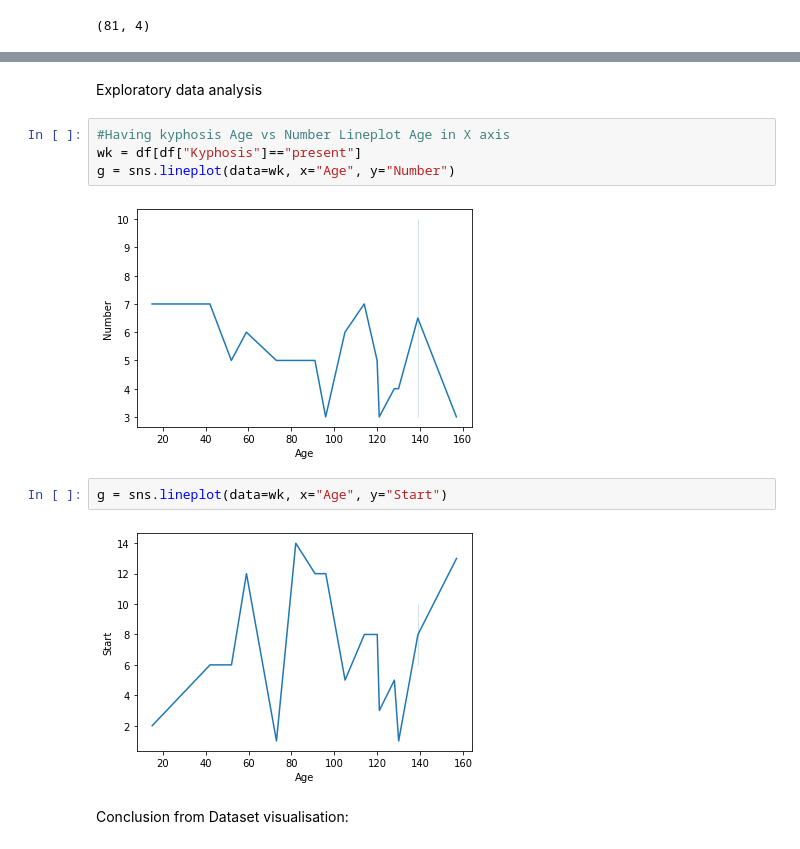
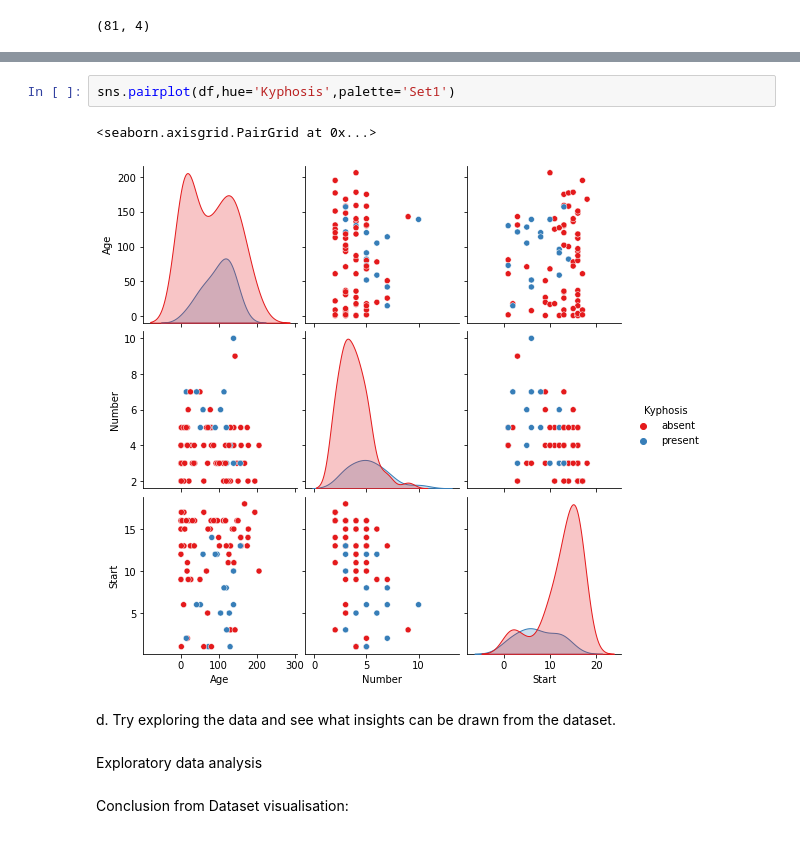
Before and after one commit to arindamdeyofficial/vertebraeSurgeryRiskFactor, a Jupyter notebook: Group307_kyphosis.ipynb, the cells around one changed output, grey strips where cells are left out. Drawn from its saved outputs; the diff is of its cells as text.

```diff
--- a/Group307_kyphosis.ipynb
+++ b/Group307_kyphosis.ipynb
@@ -93,14 +128,11 @@ plt.show()
+# %%
+sns.pairplot(df,hue='Kyphosis',palette='Set1')
+# %% [output]
+<seaborn.axisgrid.PairGrid at 0x...>
+[figure, added]
+# %% [markdown]
+d.	Try exploring the data and see what insights can be drawn from the dataset.
 # %% [markdown]
 Exploratory data analysis
-# %%
-#Having kyphosis Age vs Number Lineplot Age in X axis
-wk = df[df["Kyphosis"]=="present"]
-g = sns.lineplot(data=wk, x="Age", y="Number")
-# %% [output]
-[figure, removed]
-# %%
-g = sns.lineplot(data=wk, x="Age", y="Start")
-# %% [output]
-[figure, removed]
 # %% [markdown]
 Conclusion from Dataset visualisation:
```
Also changed, not shown: parts of 26 cells of this notebook.
